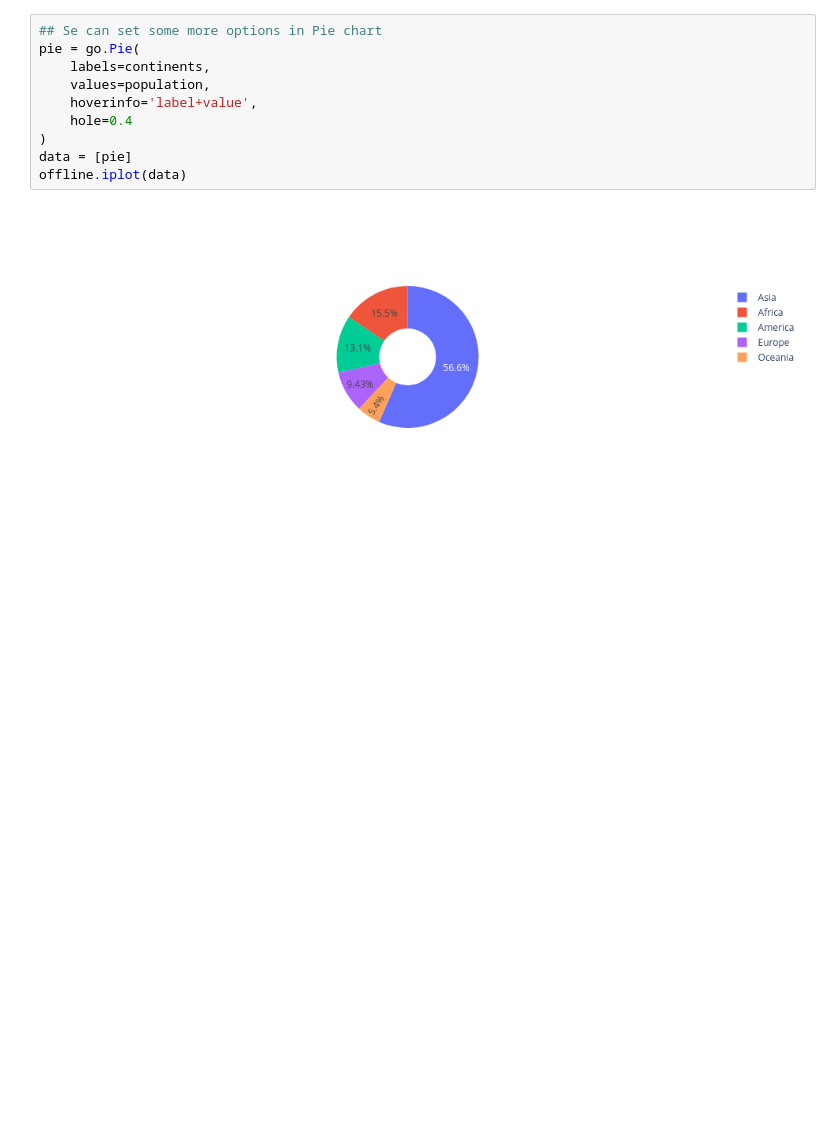
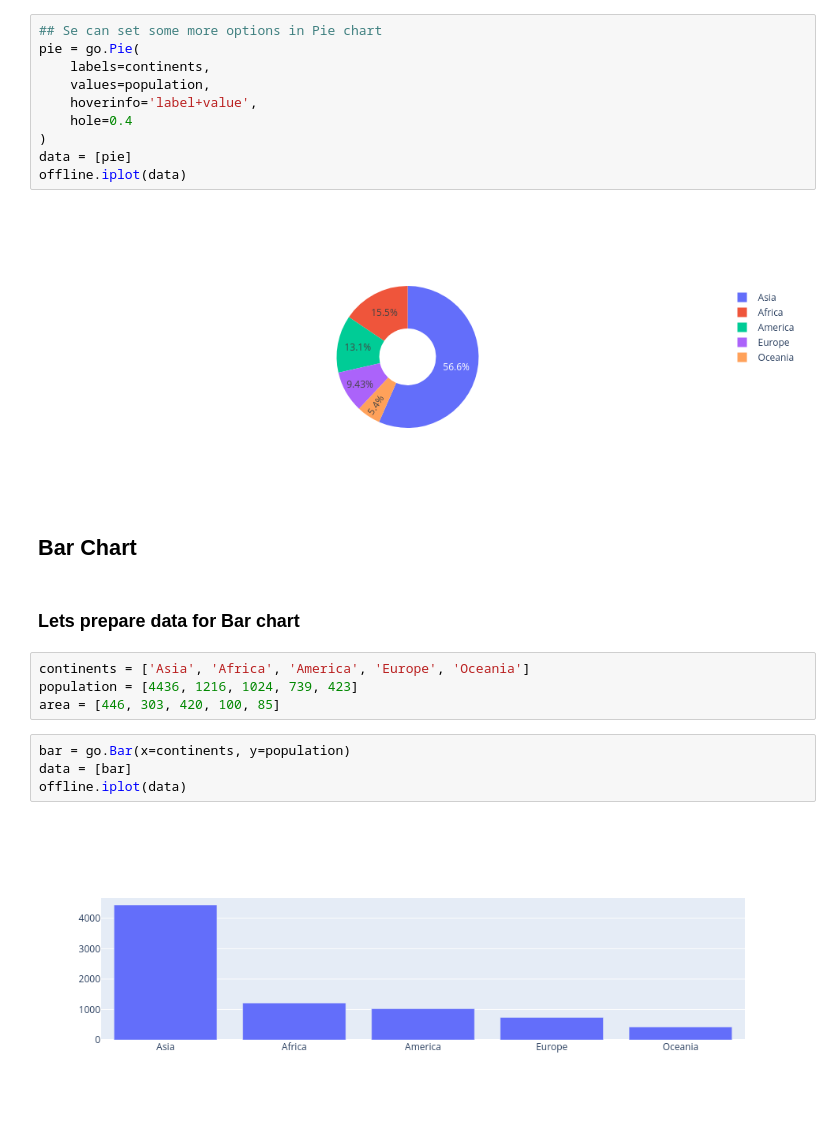
Before and after one commit to shakeelansari63/Training, a Jupyter notebook: PY-VISUALIZATION/14-Basic Plots in Plotly.ipynb, the cells around one changed output. Saved outputs shown, nothing was run; the diff lists cells and outputs as text; blank space fills up the shorter version.

```diff
--- a/PY-VISUALIZATION/14-Basic Plots in Plotly.ipynb
+++ b/PY-VISUALIZATION/14-Basic Plots in Plotly.ipynb
@@ -140,3 +140,17 @@ data = [pie]
 offline.iplot(data)
 # %% [output]
 [figure]
+# %% [markdown]
+## Bar Chart
+# %% [markdown]
+### Lets prepare data for Bar chart
+# %%
+continents = ['Asia', 'Africa', 'America', 'Europe', 'Oceania']
+population = [4436, 1216, 1024, 739, 423]
+area = [446, 303, 420, 100, 85]
+# %%
+bar = go.Bar(x=continents, y=population)
+data = [bar]
+offline.iplot(data)
+# %% [output]
+[figure, added]
```
Also changed, not shown: parts of 47 cells of this notebook.
